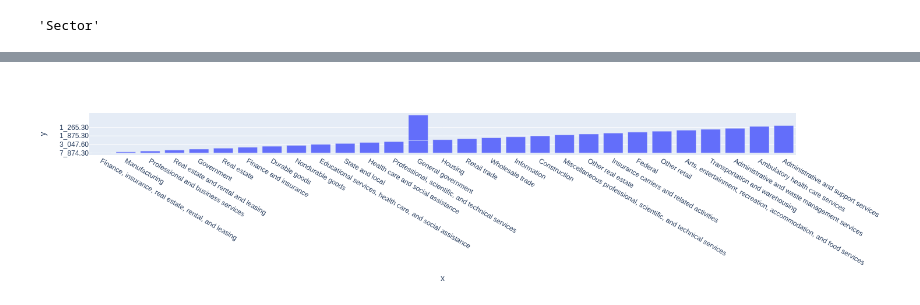
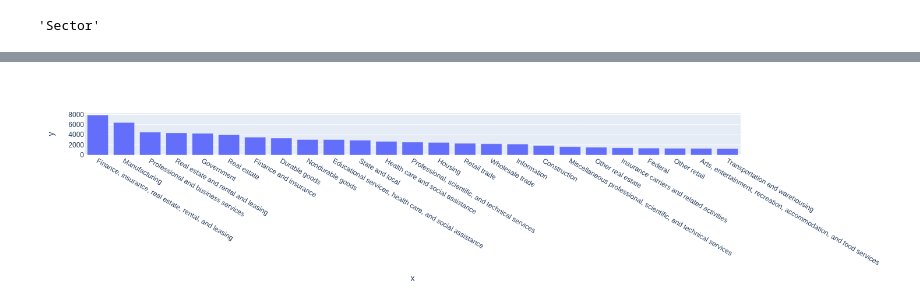
Before and after one commit to kouritron/mkmkdt, a Jupyter notebook: gdp_data/gdp_plot.ipynb, the cells around one changed output, grey strips where cells are left out. Cells and saved outputs as stored; diff of their text form; code cells hidden in the pictures.

Commit message:
plot

```diff
--- a/gdp_data/gdp_plot.ipynb
+++ b/gdp_data/gdp_plot.ipynb
@@ -81,5 +63,6 @@ Name: Sector, dtype: object
 # %%
-fig = px.bar(x=pddf.head(30)[pddf.columns[0]], y=pddf.head(30)[pddf.columns[1]])
+head_sz = 25
+fig = px.bar(x=pddf.head(head_sz)['sector'], y=pddf.head(head_sz)['gdp_q1'])
 fig.show()
 # %% [output]
-[figure, old version]
+[figure, new version]
```
Also changed, not shown: parts of 4 cells of this notebook.
